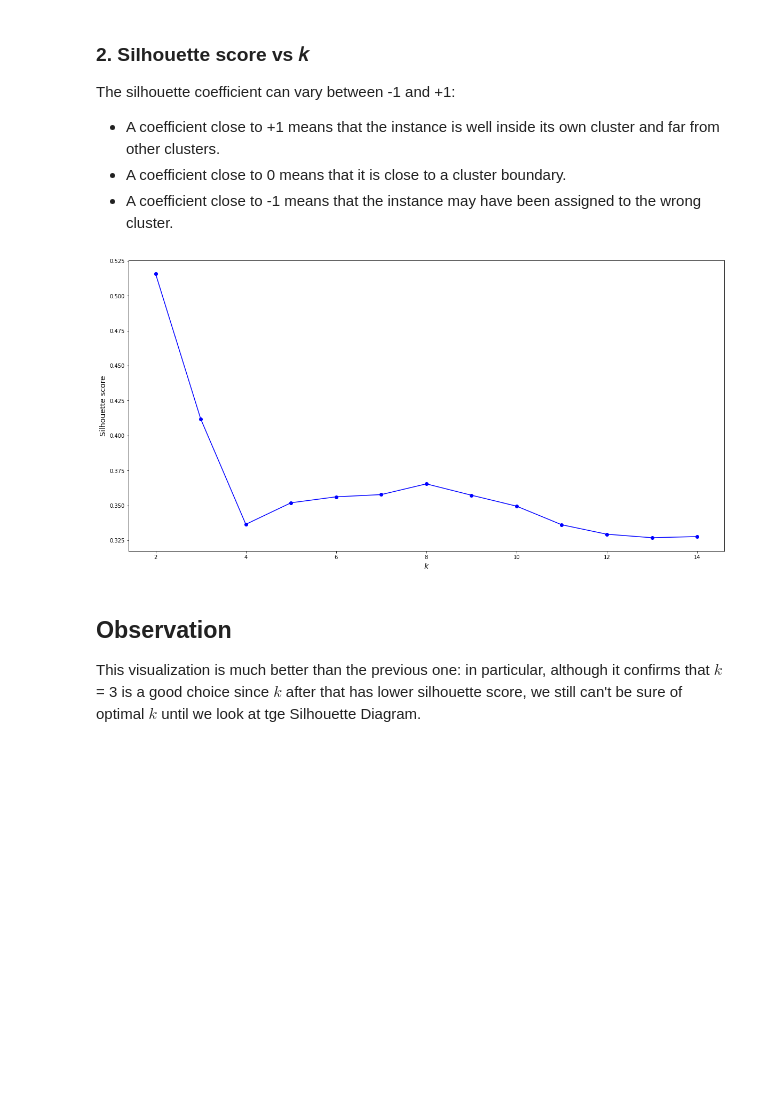
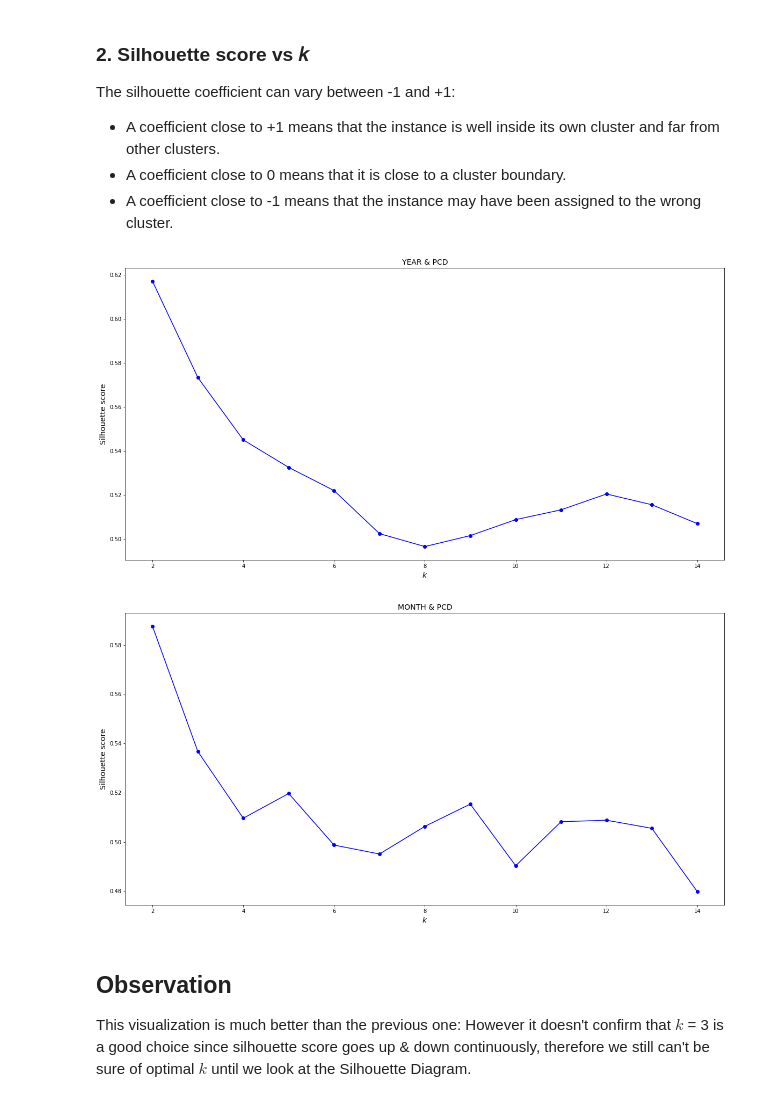
Before and after one commit to shressujan/stocks, a Jupyter notebook: stocks_analysis.ipynb, the cells around one changed output. Saved outputs shown, nothing was run; the diff lists cells and outputs as text; code cells hidden in the pictures; blank space fills up the shorter version.

```diff
--- a/stocks_analysis.ipynb
+++ b/stocks_analysis.ipynb
@@ -158,0 +152,19 @@ inertias = [model.inertia_ for model in kmeans_per_k] #inertias for all models i
+# %%
+X1 = hist[['YEAR', 'PCD']]  #Feature set to investigate relation between YEAR and PCD
+X2 = hist[['MONTH', 'PCD']] #Feature set to investigate relation between MONTH and PCD
+
+print('Feature set YEAR and PCD\n')
+print(X1.iloc[:5]) #printing out top 5 data in X1 & X2, may be for debugging later on!
+
+print('\nFeature set MONTH and PCD\n')
+print(X2.iloc[:5])
+
+kmeans_per_k_X1 = [KMeans(n_clusters=k, random_state=43).fit(X1)
+                for k in range(1,15)]
+
+kmeans_per_k_X2 = [KMeans(n_clusters=k, random_state=43).fit(X2)
+                for k in range(1,15)]
+
+
+inertias_X1 = [model.inertia_ for model in kmeans_per_k_X1] #inertias for all models in kmeans_per_k_X1
+inertias_X2 = [model.inertia_ for model in kmeans_per_k_X2] #inertias for all models in kmeans_per_k_X2
@@ -185,19 +233,33 @@ The silhouette coefficient can vary between -1 and +1:
 *   A coefficient close to 0 means that it is close to a cluster boundary.
 *   A coefficient close to -1 means that the instance may have been assigned to the wrong cluster.
 # %%
-silhouette_scores = [silhouette_score(X, model.labels_)
-                      for model in kmeans_per_k[1:]]    #silhouette scores for models in kmeans_per_k starting at index=1
+#Feature set YEAR & PCD
+silhouette_scores_X1 = [silhouette_score(X1, model.labels_)
+                      for model in kmeans_per_k_X1[1:]]    #silhouette scores for models in kmeans_per_k starting at index=1
 
 plt.figure(figsize=(20, 10))
-plt.plot(range(2, 15), silhouette_scores, 'bo-')  #setting the range for plot equal to the range used for kmeans.
+plt.title('YEAR & PCD', fontsize=14)
+plt.plot(range(2, 15), silhouette_scores_X1, 'bo-')  #setting the range for plot equal to the range used for kmeans.
 plt.xlabel('$k$', fontsize=14)
 plt.ylabel('Silhouette score', fontsize=14)
-# plt.axis([1.8, 8.5, 0.55, 0.7])
 plt.show()
+
+
+#Feature set MONTH & PCD
+silhouette_scores_X2 = [silhouette_score(X2, model.labels_)
+                      for model in kmeans_per_k_X2[1:]]    #silhouette scores for models in kmeans_per_k starting at index=1
+
+plt.figure(figsize=(20, 10))
+plt.title('MONTH & PCD', fontsize=14)
+plt.plot(range(2, 15), silhouette_scores_X2, 'bo-')  #setting the range for plot equal to the range used for kmeans.
+plt.xlabel('$k$', fontsize=14)
+plt.ylabel('Silhouette score', fontsize=14)
+plt.show()
 # %% [output]
-[figure, old version]
+[figure, new version]
+[figure, added]
 # %% [markdown]
 ## **Observation**
 
-This visualization is much better than the previous one: in particular, although it confirms that $k$ = 3 is a good choice since $k$ after that has lower silhouette score, we still can't be sure of optimal $k$ until we look at tge Silhouette Diagram.
+This visualization is much better than the previous one: However it doesn't confirm that $k$ = 3 is a good choice since silhouette score goes up & down continuously, therefore we still can't be sure of optimal $k$ until we look at the Silhouette Diagram.
 # %% [markdown]
```
Also changed, not shown: parts of 29 cells of this notebook.
